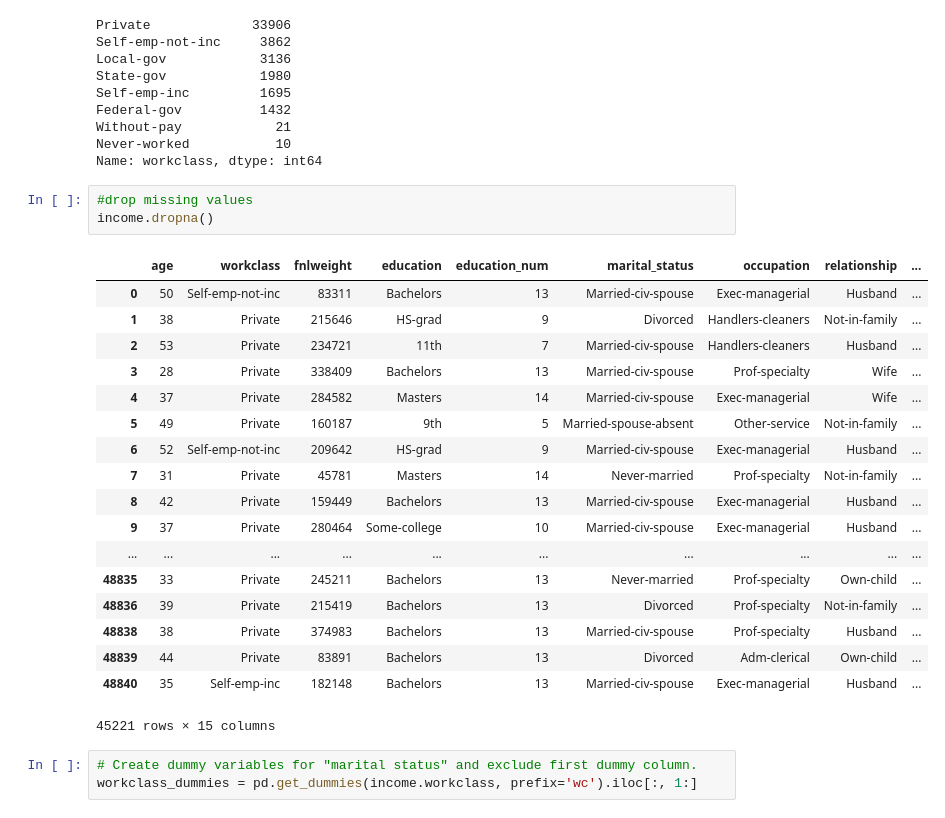
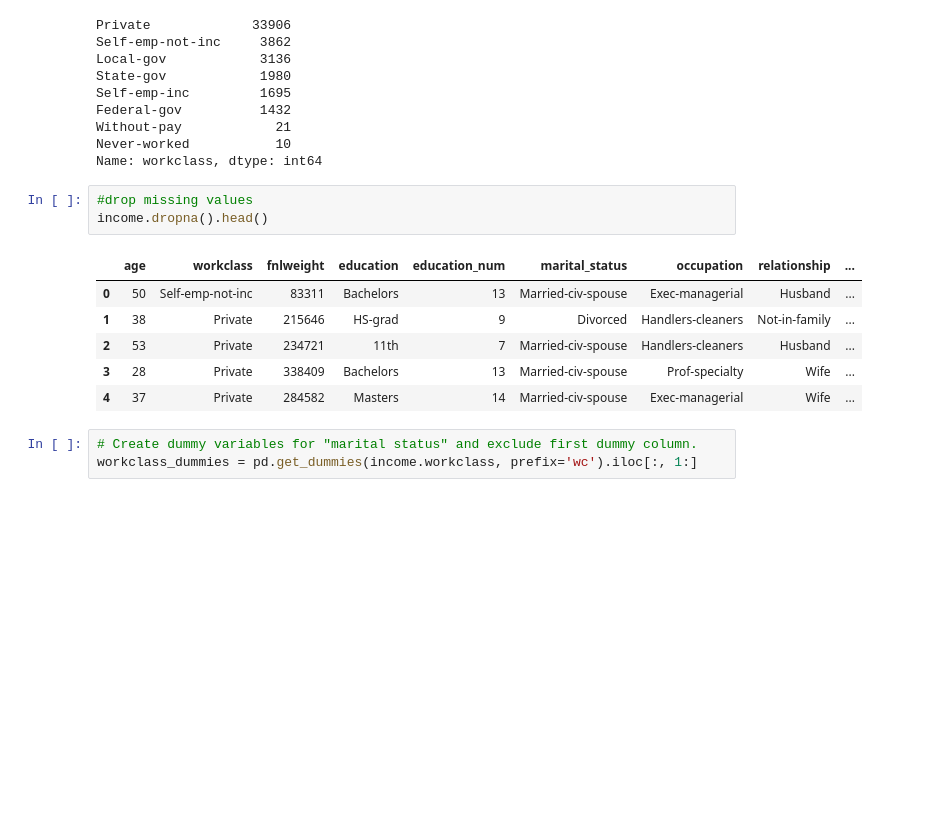
Before and after one commit to jhonyjhony/Final-Project-Part-3, a Jupyter notebook: Final Project.ipynb, the cells around one changed output. Drawn from its saved outputs; the diff is of its cells as text; blank space fills up the shorter version.

```diff
--- a/Final Project.ipynb
+++ b/Final Project.ipynb
@@ -390,26 +367,14 @@ Never-worked           10
 Name: workclass, dtype: int64
 # %%
 #drop missing values
-income.dropna()
+income.dropna().head()
 # %% [output]
 |  | age | workclass | fnlweight | education | education_num | marital_status | occupation | relationship | ... |
 | 0 | 50 | Self-emp-not-inc | 83311 | Bachelors | 13 | Married-civ-spouse | Exec-managerial | Husband | ... |
 | 1 | 38 | Private | 215646 | HS-grad | 9 | Divorced | Handlers-cleaners | Not-in-family | ... |
 | 2 | 53 | Private | 234721 | 11th | 7 | Married-civ-spouse | Handlers-cleaners | Husband | ... |
 | 3 | 28 | Private | 338409 | Bachelors | 13 | Married-civ-spouse | Prof-specialty | Wife | ... |
 | 4 | 37 | Private | 284582 | Masters | 14 | Married-civ-spouse | Exec-managerial | Wife | ... |
-| 5 | 49 | Private | 160187 | 9th | 5 | Married-spouse-absent | Other-service | Not-in-family | ... |
-| 6 | 52 | Self-emp-not-inc | 209642 | HS-grad | 9 | Married-civ-spouse | Exec-managerial | Husband | ... |
-| 7 | 31 | Private | 45781 | Masters | 14 | Never-married | Prof-specialty | Not-in-family | ... |
-| 8 | 42 | Private | 159449 | Bachelors | 13 | Married-civ-spouse | Exec-managerial | Husband | ... |
-| 9 | 37 | Private | 280464 | Some-college | 10 | Married-civ-spouse | Exec-managerial | Husband | ... |
-| ... | ... | ... | ... | ... | ... | ... | ... | ... | ... |
-| 48835 | 33 | Private | 245211 | Bachelors | 13 | Never-married | Prof-specialty | Own-child | ... |
-| 48836 | 39 | Private | 215419 | Bachelors | 13 | Divorced | Prof-specialty | Not-in-family | ... |
-| 48838 | 38 | Private | 374983 | Bachelors | 13 | Married-civ-spouse | Prof-specialty | Husband | ... |
-| 48839 | 44 | Private | 83891 | Bachelors | 13 | Divorced | Adm-clerical | Own-child | ... |
-| 48840 | 35 | Self-emp-inc | 182148 | Bachelors | 13 | Married-civ-spouse | Exec-managerial | Husband | ... |
-45221 rows × 15 columns
 # %%
 # Create dummy variables for "marital status" and exclude first dummy column.
 workclass_dummies = pd.get_dummies(income.workclass, prefix='wc').iloc[:, 1:]
```
Also changed, not shown: parts of 28 cells of this notebook.
